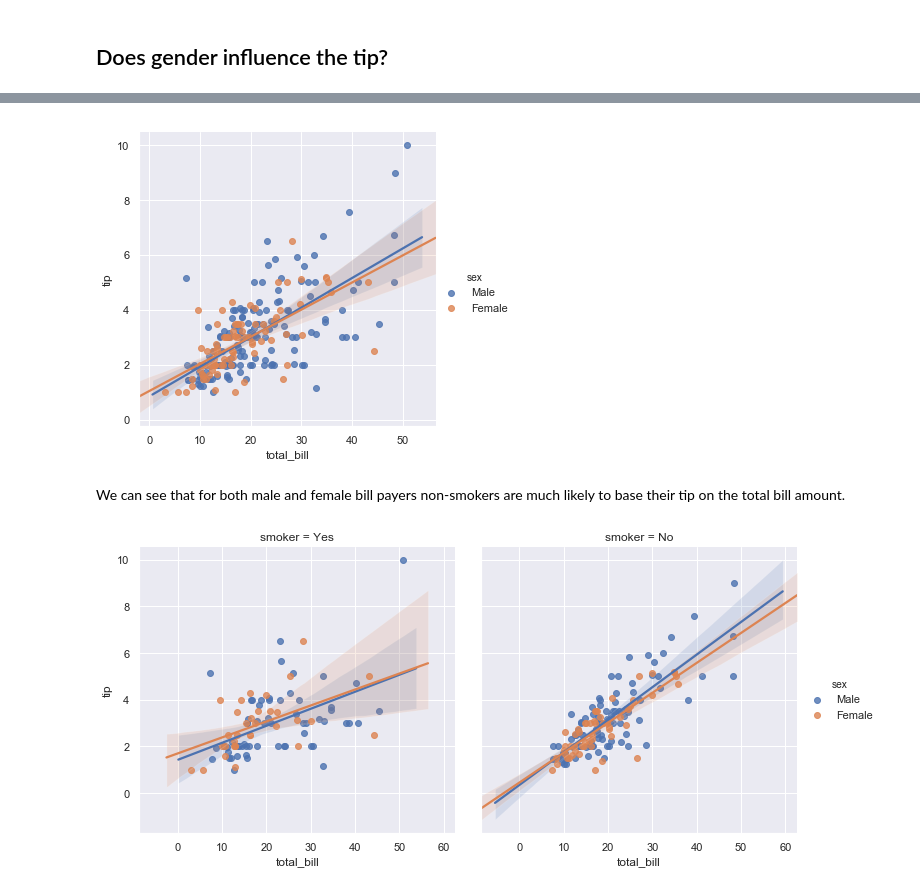
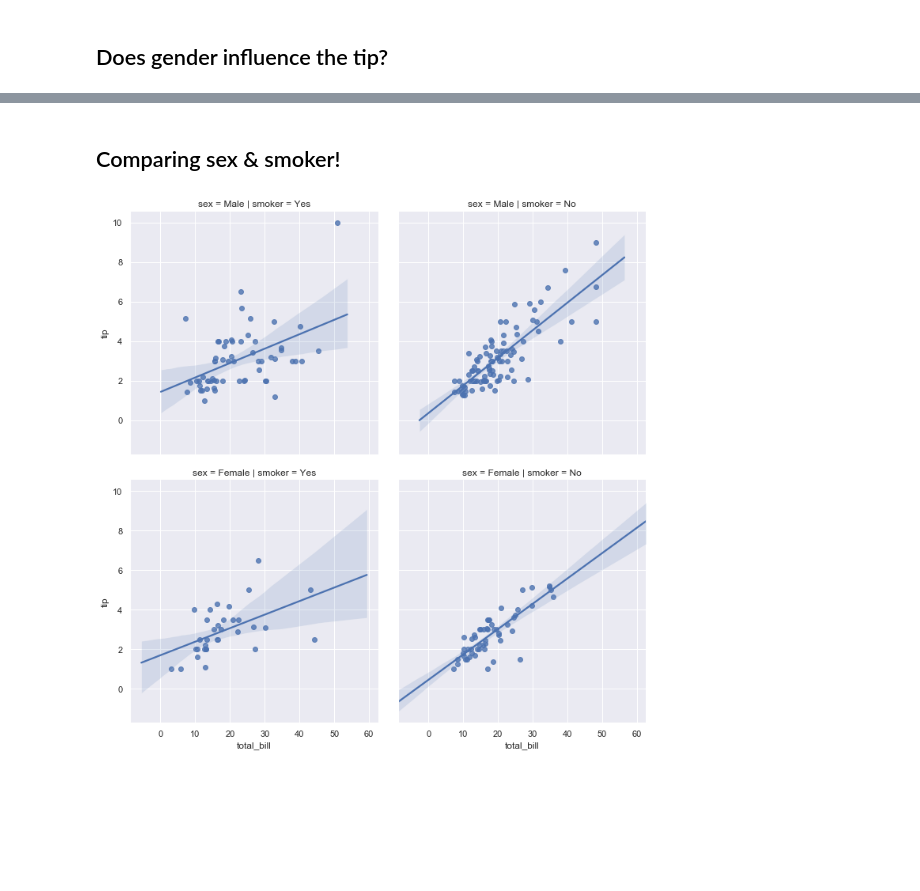
Before and after one commit to fionaoriordan/52446_19_tips, a Jupyter notebook: tips_notebook.ipynb, the cells around one changed output, grey strips where cells are left out. Drawn from its saved outputs; the diff is of its cells as text; code cells hidden in the pictures; blank space fills up the shorter version.

Commit message:
Updating jupyter nb with tips scatter & regression

```diff
--- a/tips_notebook.ipynb
+++ b/tips_notebook.ipynb
@@ -355,10 +369,6 @@ We can also see if  the bill payer's gender influences the tip.
+# %% [markdown]
+## Comparing sex & smoker!
 # %%
-g = sns.lmplot(x="total_bill", y="tip",hue="sex", data=tips)
+g = sns.lmplot(x="total_bill", y="tip", col = 'smoker', row = 'sex', data=df)
 # %% [output]
-[figure, old version]
+[figure, new version]
-# %% [markdown]
-We can see that for both male and female bill payers non-smokers are much likely to base their tip on the total bill amount.
-# %%
-g = sns.lmplot(x="total_bill", y="tip", col = 'smoker',hue="sex", data=df)
-# %% [output]
-[figure, removed]
```
Also changed, not shown: parts of 5 cells of this notebook.
